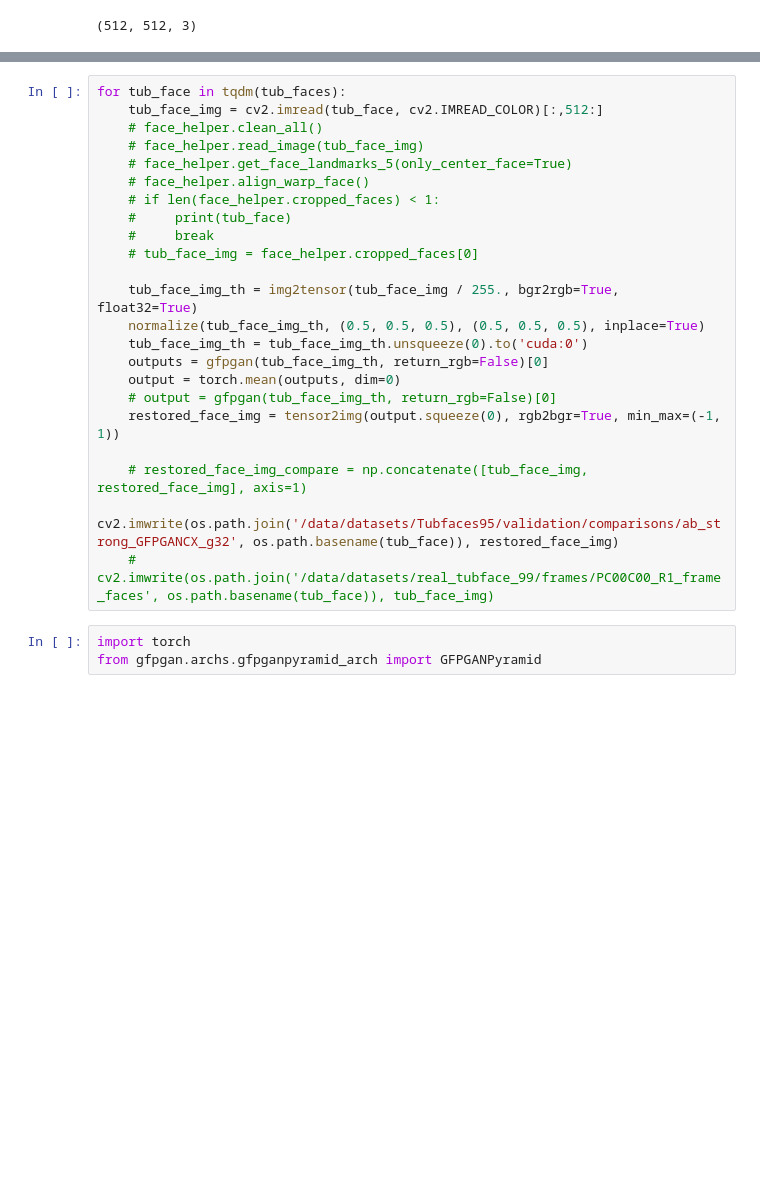
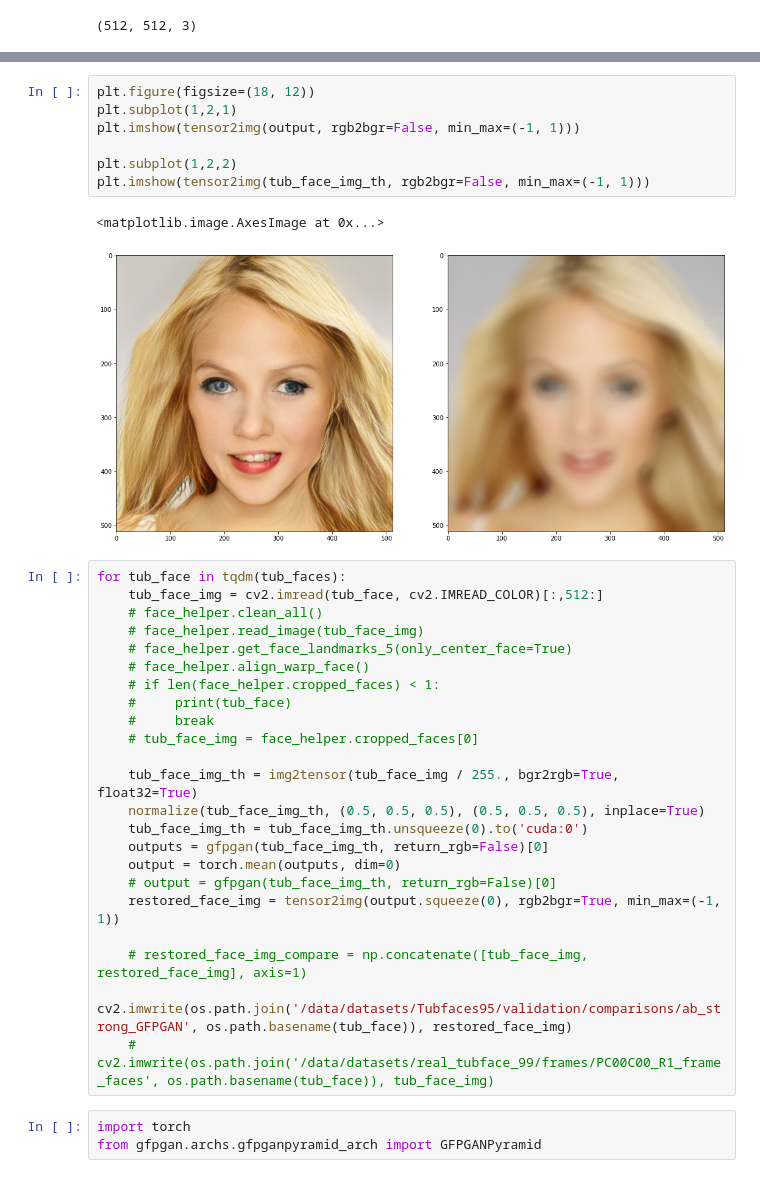
Before and after one commit to MKFMIKU/LTT-GAN, a Jupyter notebook: gfpgan/inference.ipynb, the cells around one changed output, grey strips where cells are left out. Saved outputs shown, nothing was run; the diff lists cells and outputs as text; blank space fills up the shorter version.

```diff
--- a/gfpgan/inference.ipynb
+++ b/gfpgan/inference.ipynb
@@ -137,3 +125,13 @@ plt.imshow(tensor2img(tub_face_img_th, rgb2bgr=False, min_max=(-1, 1)))
+# %%
+plt.figure(figsize=(18, 12))
+plt.subplot(1,2,1)
+plt.imshow(tensor2img(output, rgb2bgr=False, min_max=(-1, 1)))
+
+plt.subplot(1,2,2)
+plt.imshow(tensor2img(tub_face_img_th, rgb2bgr=False, min_max=(-1, 1)))
+# %% [output]
+<matplotlib.image.AxesImage at 0x...>
+[figure, added]
 # %%
 for tub_face in tqdm(tub_faces):
     tub_face_img = cv2.imread(tub_face, cv2.IMREAD_COLOR)[:,512:]
@@ -155,7 +153,7 @@ for tub_face in tqdm(tub_faces):
     restored_face_img = tensor2img(output.squeeze(0), rgb2bgr=True, min_max=(-1, 1))
 
     # restored_face_img_compare = np.concatenate([tub_face_img, restored_face_img], axis=1)
-    cv2.imwrite(os.path.join('/data/datasets/Tubfaces95/validation/comparisons/ab_strong_GFPGANCX_g32', os.path.basename(tub_face)), restored_face_img)
+    cv2.imwrite(os.path.join('/data/datasets/Tubfaces95/validation/comparisons/ab_strong_GFPGAN', os.path.basename(tub_face)), restored_face_img)
     # cv2.imwrite(os.path.join('/data/datasets/real_tubface_99/frames/PC00C00_R1_frame_faces', os.path.basename(tub_face)), tub_face_img)
 # %%
 import torch
```
Also changed, not shown: parts of 10 cells of this notebook, 17 other files.
